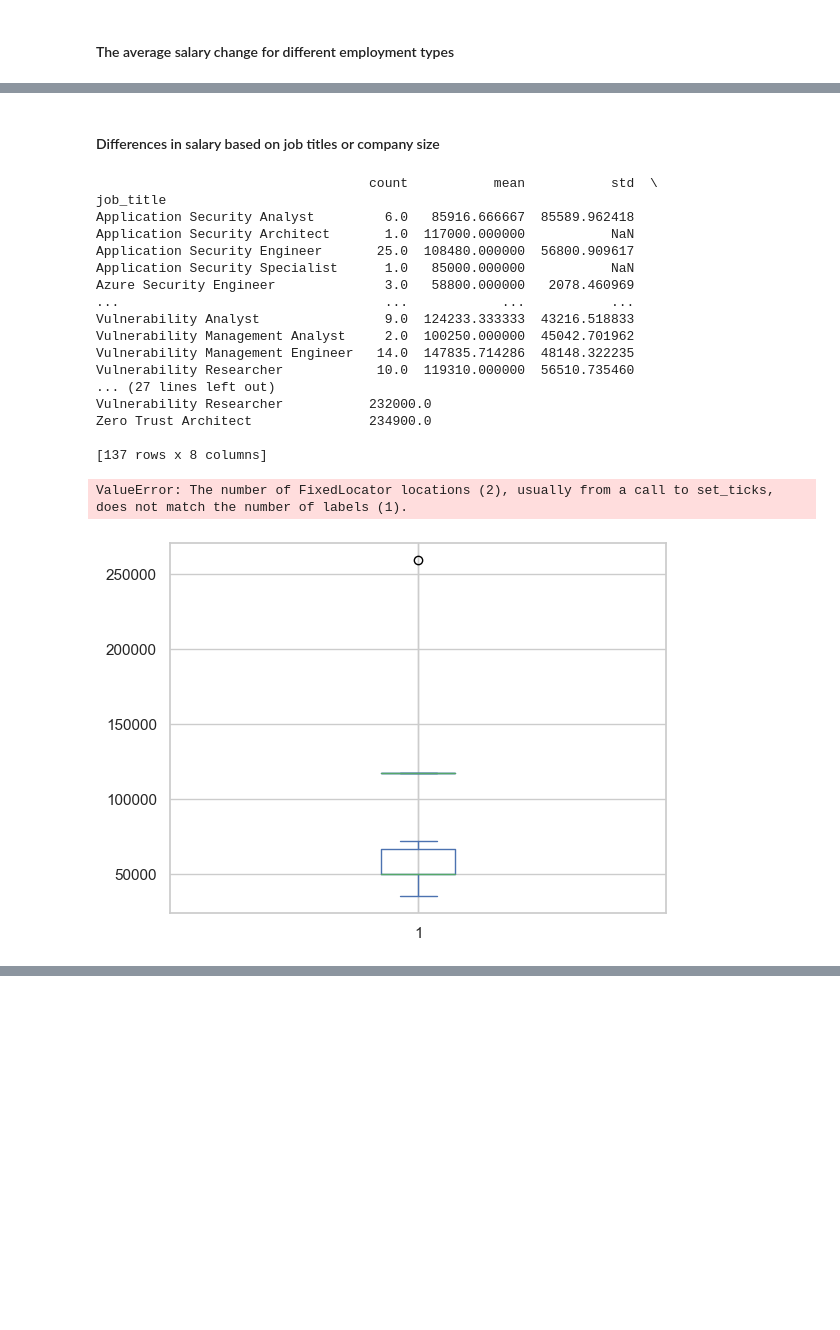
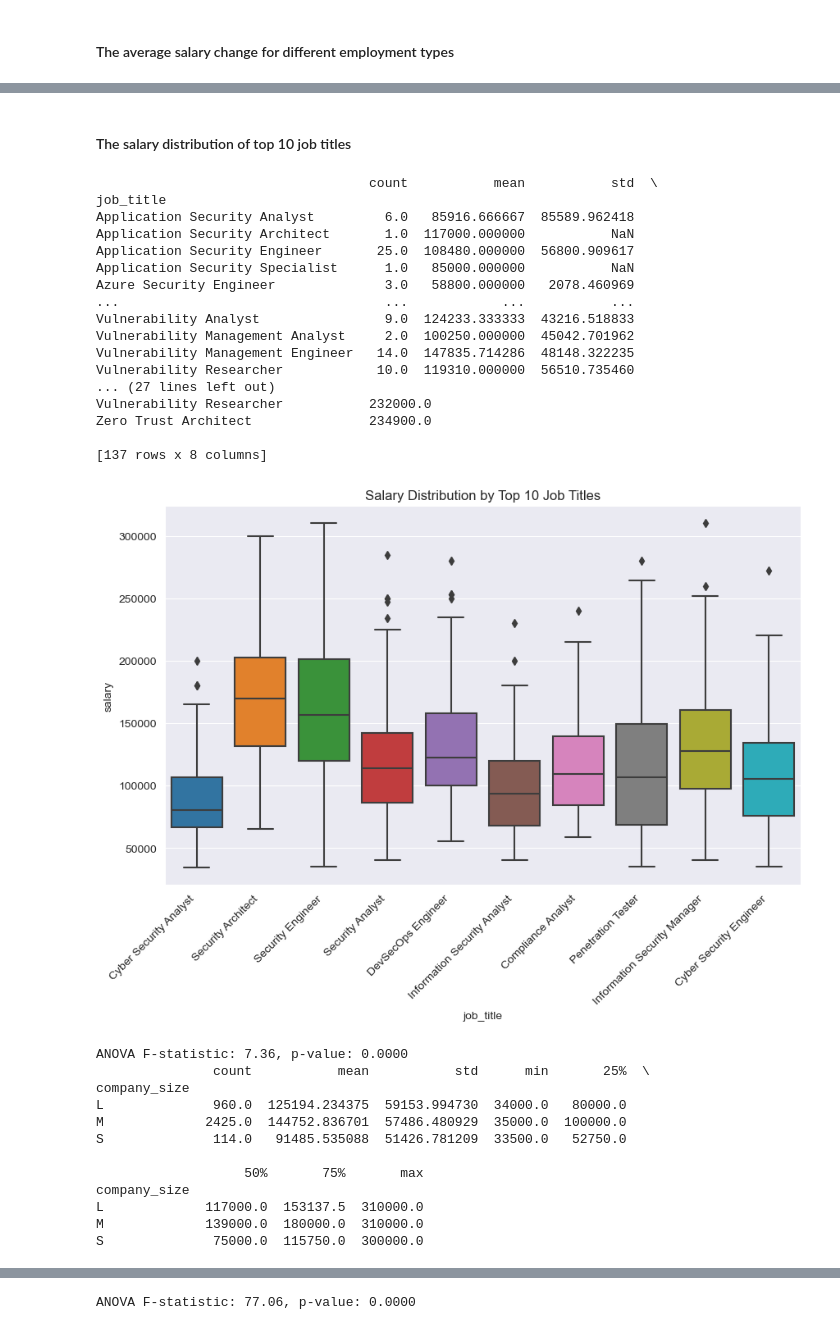
Before and after one commit to Mohammed-Mebarek-Mecheter/Basic-Data-Analysis-Projects, a Jupyter notebook: Global Salaries in Cybersecurity/Salary Distribution and Trends.ipynb, the cells around one changed output, grey strips where cells are left out. Cells and saved outputs as stored; diff of their text form; code cells hidden in the pictures; blank space fills up the shorter version.

```diff
--- a/Global Salaries in Cybersecurity/Salary Distribution and Trends.ipynb
+++ b/Global Salaries in Cybersecurity/Salary Distribution and Trends.ipynb
@@ -83,5 +83,5 @@ plt.show()
 # %% [markdown]
-#### Differences in salary based on job titles or company size
+#### The salary distribution of top 10 job titles
 # %%
 # Analyze salary differences by job title
 grouped_by_job_title = df.groupby("job_title")["salary"]
@@ -90,11 +90,17 @@ grouped_by_job_title = df.groupby("job_title")["salary"]
 job_title_stats = grouped_by_job_title.describe()
 print(job_title_stats)
 
+# Get the top 10 job titles
+top_10_job_titles = job_title_stats.sort_values(by='count', ascending=False).head(10).index
+
+# Filter the dataframe to include only the top 10 job titles
+df_top_10_job_titles = df[df['job_title'].isin(top_10_job_titles)]
+
 # Visualize salary distributions (Option 1: Rotate labels)
-job_title_boxplot = grouped_by_job_title.plot(kind="box")
-ax = job_title_boxplot.axes  # Access Axes object
-ax.set_xticklabels(ax.get_xticklabels(), rotation=45, ha="right")  # Rotate labels
-plt.title("Salary Distribution by Job Title")
+plt.figure(figsize=(10, 6))
+sns.boxplot(data=df_top_10_job_titles, x="job_title", y="salary")
+plt.xticks(rotation=45, ha="right")  # Rotate labels
+plt.title("Salary Distribution by Top 10 Job Titles")
 plt.show()
 
 # Perform ANOVA test for statistical significance
@@ -106,36 +112,45 @@ grouped_by_company_size = df.groupby("company_size")["salary"]
 
 # Calculate summary statistics
 company_size_stats = grouped_by_company_size.describe()
 print(company_size_stats)
 
 # Visualize salary distributions (Option 2: Adjust tick positions)
-company_size_boxplot = grouped_by_company_size.plot(kind="box")
-ax = company_size_boxplot.axes  # Access Axes object
-ax.set_xticks([0, 1])  # Set explicit tick positions
-ax.set_xticklabels(ax.get_xticklabels())  # Apply labels
+plt.figure(figsize=(10, 6))
+sns.boxplot(data=df, x="company_size", y="salary")
 plt.title("Salary Distribution by Company Size")
 plt.show()
 
 # Perform ANOVA test for statistical significance
 f_statistic, p_value = stats.f_oneway(*grouped_by_company_size.apply(list))
 print(f"ANOVA F-statistic: {f_statistic:.2f}, p-value: {p_value:.4f}")
 # %% [output]
                                    count           mean           std  \
 job_title
 Application Security Analyst         6.0   85916.666667  85589.962418
 Application Security Architect       1.0  117000.000000           NaN
 Application Security Engineer       25.0  108480.000000  56800.909617
 Application Security Specialist      1.0   85000.000000           NaN
 Azure Security Engineer              3.0   58800.000000   2078.460969
 ...                                  ...            ...           ...
 Vulnerability Analyst                9.0  124233.333333  43216.518833
 Vulnerability Management Analyst     2.0  100250.000000  45042.701962
 Vulnerability Management Engineer   14.0  147835.714286  48148.322235
 Vulnerability Researcher            10.0  119310.000000  56510.735460
 ... (27 lines left out)
 Vulnerability Researcher           232000.0
 Zero Trust Architect               234900.0
 
 [137 rows x 8 columns]
+[figure, new version]
-ValueError: The number of FixedLocator locations (2), usually from a call to set_ticks, does not match the number of labels (1).
+ANOVA F-statistic: 7.36, p-value: 0.0000
+               count           mean           std      min       25%  \
+company_size
+L              960.0  125194.234375  59153.994730  34000.0   80000.0
+M             2425.0  144752.836701  57486.480929  35000.0  100000.0
+S              114.0   91485.535088  51426.781209  33500.0   52750.0
+
+                   50%       75%       max
+company_size
+L             117000.0  153137.5  310000.0
+M             139000.0  180000.0  310000.0
+S              75000.0  115750.0  300000.0
-[figure, old version]
@@ -142 +158,2 @@ ValueError: The number of FixedLocator locations (2), usually from a call to set
+ANOVA F-statistic: 77.06, p-value: 0.0000
 # %% [markdown]
```
Also changed, not shown: parts of 6 cells of this notebook, 1 other file.
